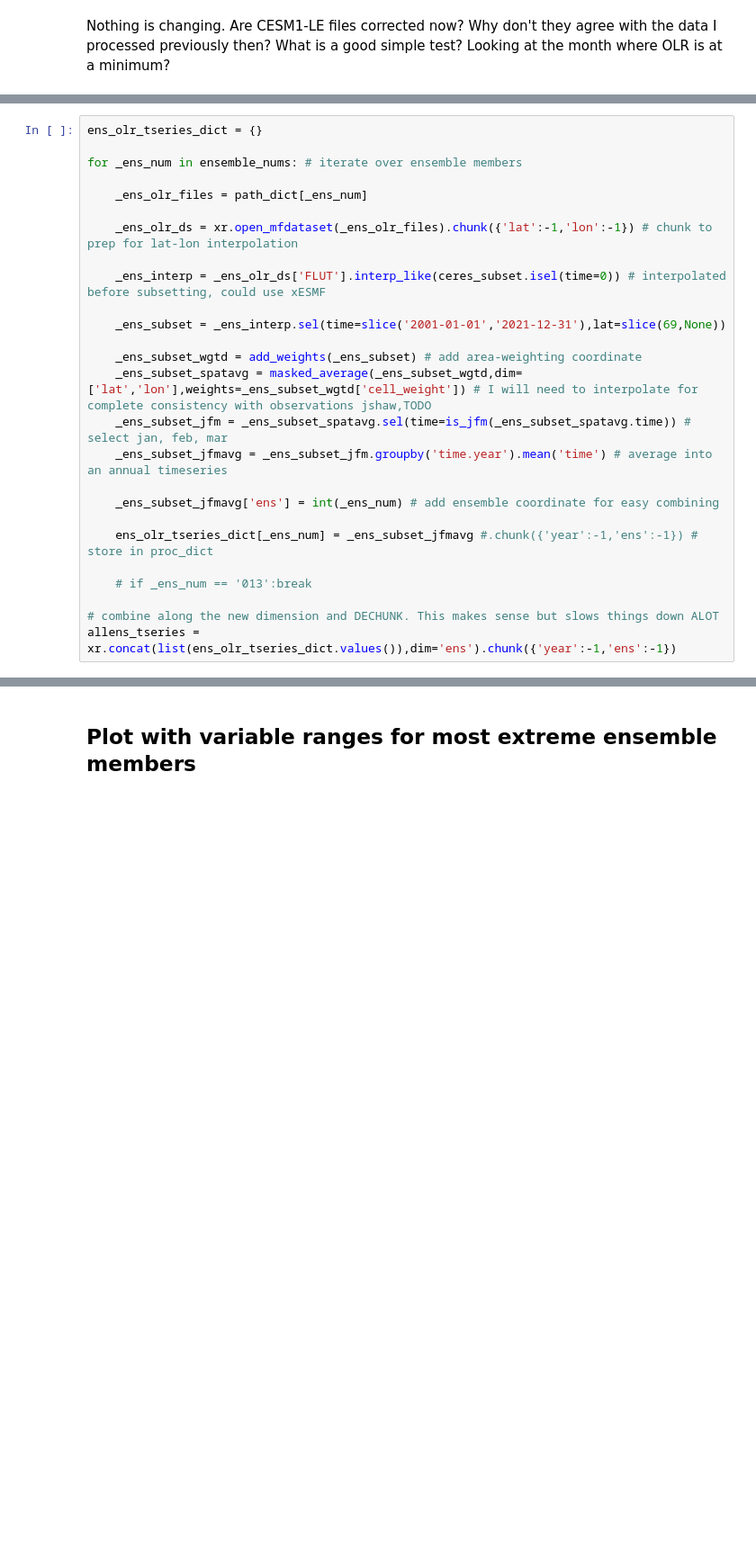
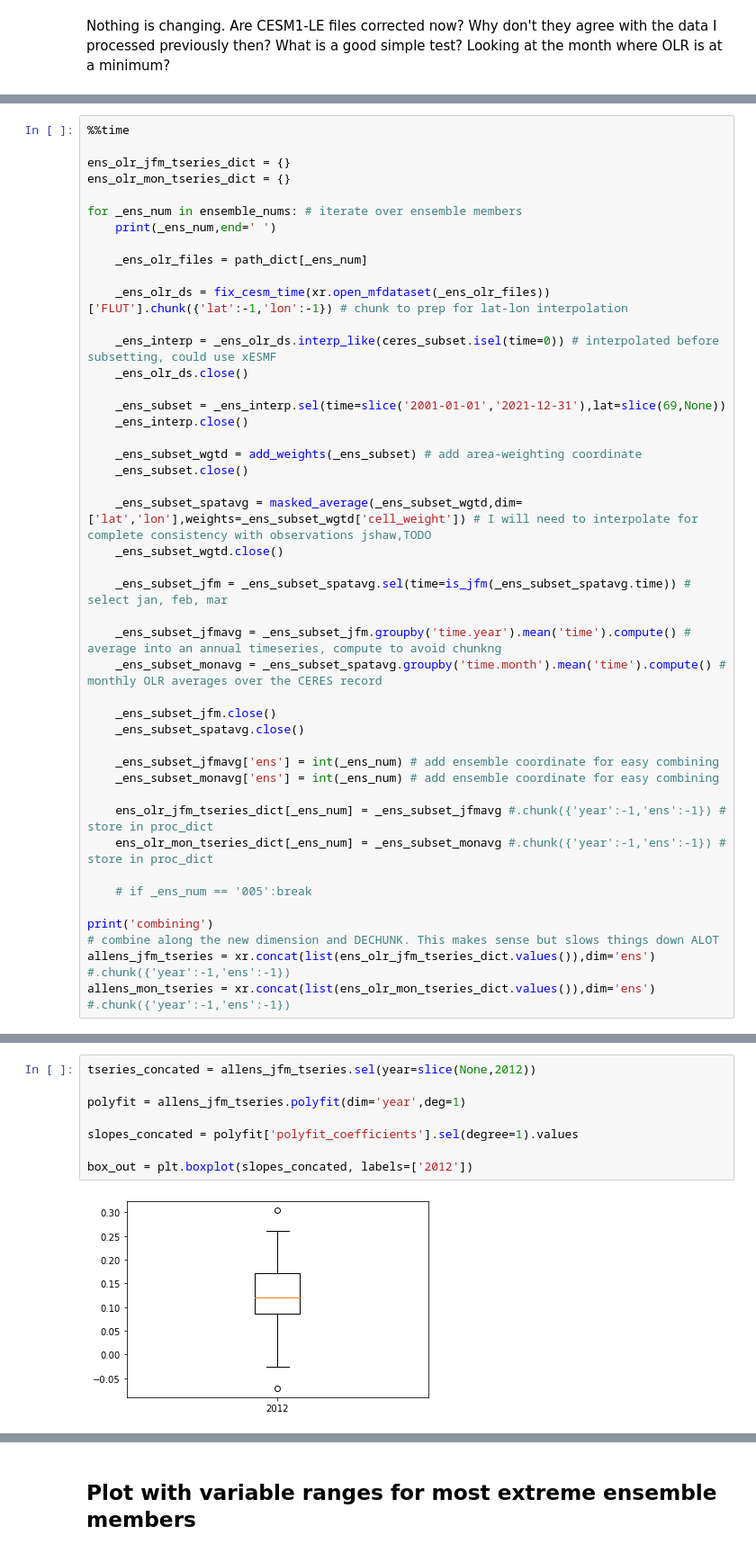
Before and after one commit to jshaw35/spectral_ice, a Jupyter notebook: figure3/figure3.ipynb, the cells around one changed output, grey strips where cells are left out. Shown at 90% size. Cells and saved outputs as stored; diff of their text form; blank space fills up the shorter version.

```diff
--- a/figure3/figure3.ipynb
+++ b/figure3/figure3.ipynb
@@ -224,26 +277,45 @@ Nothing is changing. Are CESM1-LE files corrected now? Why don't they agree with
 # %%
-ens_olr_tseries_dict = {}
+%%time
+
+ens_olr_jfm_tseries_dict = {}
+ens_olr_mon_tseries_dict = {}
 
 for _ens_num in ensemble_nums: # iterate over ensemble members
+    print(_ens_num,end=' ')
 
     _ens_olr_files = path_dict[_ens_num]
 
-    _ens_olr_ds = xr.open_mfdataset(_ens_olr_files).chunk({'lat':-1,'lon':-1}) # chunk to prep for lat-lon interpolation
+    _ens_olr_ds = fix_cesm_time(xr.open_mfdataset(_ens_olr_files))['FLUT'].chunk({'lat':-1,'lon':-1}) # chunk to prep for lat-lon interpolation
 
-    _ens_interp = _ens_olr_ds['FLUT'].interp_like(ceres_subset.isel(time=0)) # interpolated before subsetting, could use xESMF
+    _ens_interp = _ens_olr_ds.interp_like(ceres_subset.isel(time=0)) # interpolated before subsetting, could use xESMF
+    _ens_olr_ds.close()
 
     _ens_subset = _ens_interp.sel(time=slice('2001-01-01','2021-12-31'),lat=slice(69,None))
+    _ens_interp.close()
 
     _ens_subset_wgtd = add_weights(_ens_subset) # add area-weighting coordinate
+    _ens_subset.close()
+
     _ens_subset_spatavg = masked_average(_ens_subset_wgtd,dim=['lat','lon'],weights=_ens_subset_wgtd['cell_weight']) # I will need to interpolate for complete consistency with observations jshaw,TODO
+    _ens_subset_wgtd.close()
+
     _ens_subset_jfm = _ens_subset_spatavg.sel(time=is_jfm(_ens_subset_spatavg.time)) # select jan, feb, mar
-    _ens_subset_jfmavg = _ens_subset_jfm.groupby('time.year').mean('time') # average into an annual timeseries
+
+    _ens_subset_jfmavg = _ens_subset_jfm.groupby('time.year').mean('time').compute() # average into an annual timeseries, compute to avoid chunkng
+    _ens_subset_monavg = _ens_subset_spatavg.groupby('time.month').mean('time').compute() # monthly OLR averages over the CERES record
+
+    _ens_subset_jfm.close()
+    _ens_subset_spatavg.close()
 
     _ens_subset_jfmavg['ens'] = int(_ens_num) # add ensemble coordinate for easy combining
+    _ens_subset_monavg['ens'] = int(_ens_num) # add ensemble coordinate for easy combining
 
-    ens_olr_tseries_dict[_ens_num] = _ens_subset_jfmavg #.chunk({'year':-1,'ens':-1}) # store in proc_dict
+    ens_olr_jfm_tseries_dict[_ens_num] = _ens_subset_jfmavg #.chunk({'year':-1,'ens':-1}) # store in proc_dict
+    ens_olr_mon_tseries_dict[_ens_num] = _ens_subset_monavg #.chunk({'year':-1,'ens':-1}) # store in proc_dict
 
-    # if _ens_num == '013':break
+    # if _ens_num == '005':break
 
+print('combining')
 # combine along the new dimension and DECHUNK. This makes sense but slows things down ALOT
-allens_tseries = xr.concat(list(ens_olr_tseries_dict.values()),dim='ens').chunk({'year':-1,'ens':-1})
+allens_jfm_tseries = xr.concat(list(ens_olr_jfm_tseries_dict.values()),dim='ens') #.chunk({'year':-1,'ens':-1})
+allens_mon_tseries = xr.concat(list(ens_olr_mon_tseries_dict.values()),dim='ens') #.chunk({'year':-1,'ens':-1})
@@ -313,0 +487,10 @@ plt.legend()
+# %%
+tseries_concated = allens_jfm_tseries.sel(year=slice(None,2012))
+
+polyfit = allens_jfm_tseries.polyfit(dim='year',deg=1)
+
+slopes_concated = polyfit['polyfit_coefficients'].sel(degree=1).values
+
+box_out = plt.boxplot(slopes_concated, labels=['2012'])
+# %% [output]
+[figure, added]
```
Also changed, not shown: parts of 34 cells of this notebook.
